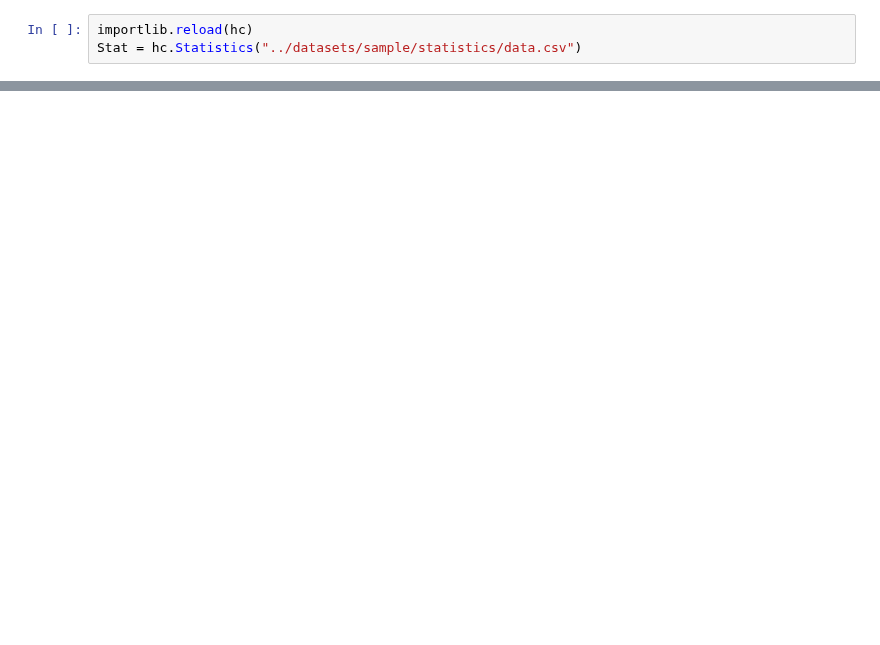
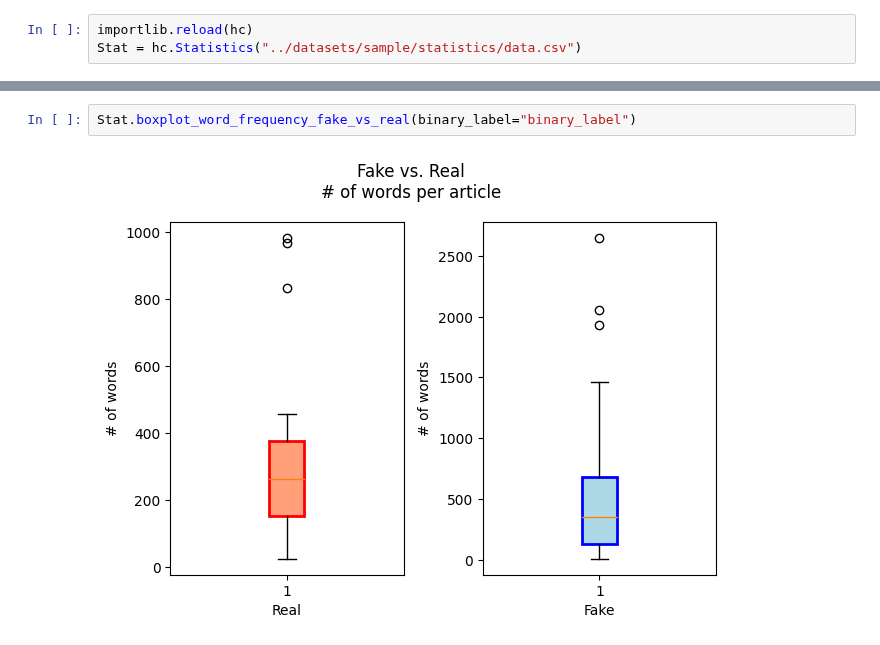
Before and after one commit to henrikdchristensen/DIKU-DS-Exam-FakeNewsDetection, a Jupyter notebook: src/bookhc.ipynb, the cells around one changed output, grey strips where cells are left out. Saved outputs shown, nothing was run; the diff lists cells and outputs as text; blank space fills up the shorter version.

```diff
--- a/src/bookhc.ipynb
+++ b/src/bookhc.ipynb
@@ -69,2 +45,6 @@ Stat.plot_fake_real(nwords=20, binary_label="binary_label", percentage=True)
 # %% [output]
 [figure]
+# %%
+Stat.boxplot_word_frequency_fake_vs_real(binary_label="binary_label")
+# %% [output]
+[figure, added]
```
Also changed, not shown: parts of 10 cells of this notebook, 1 other file.
